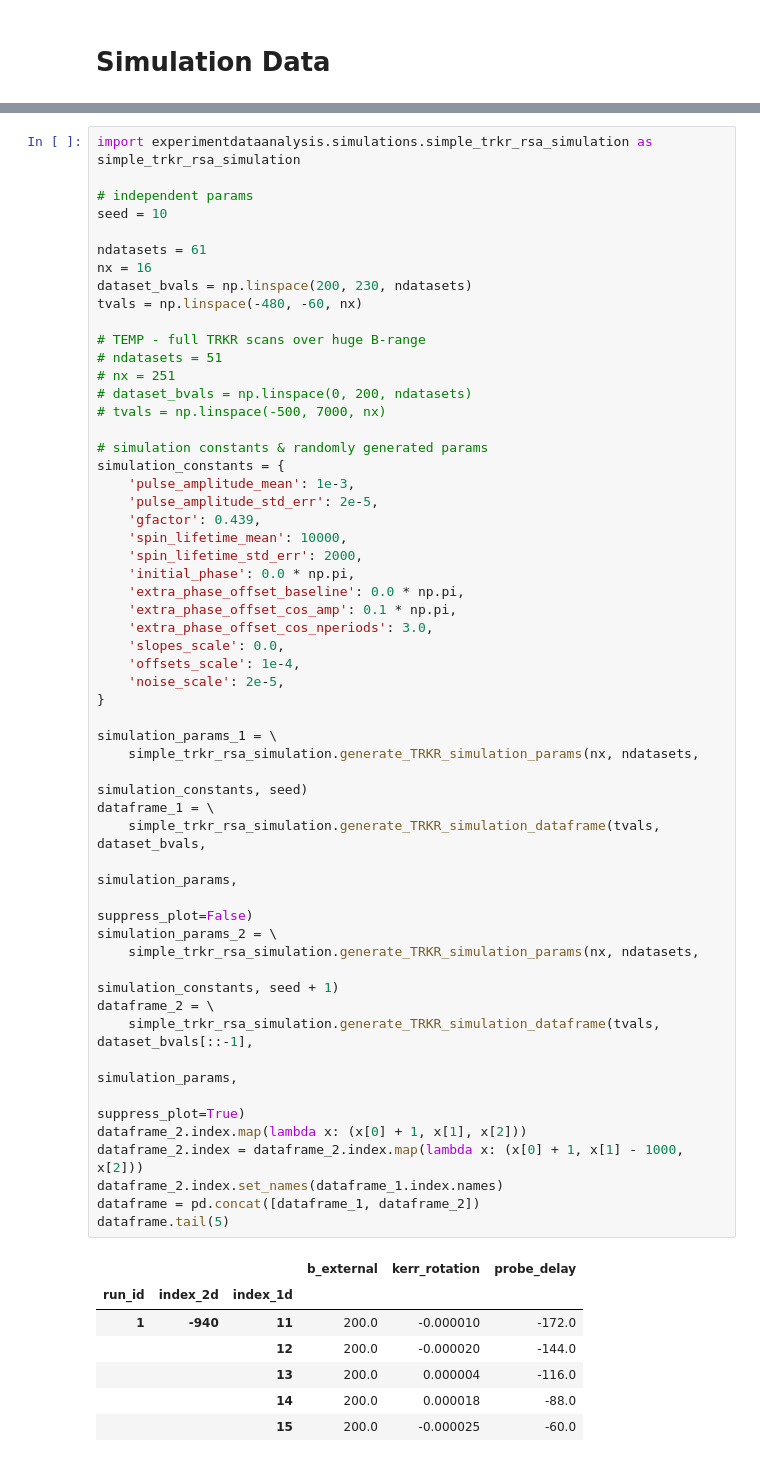
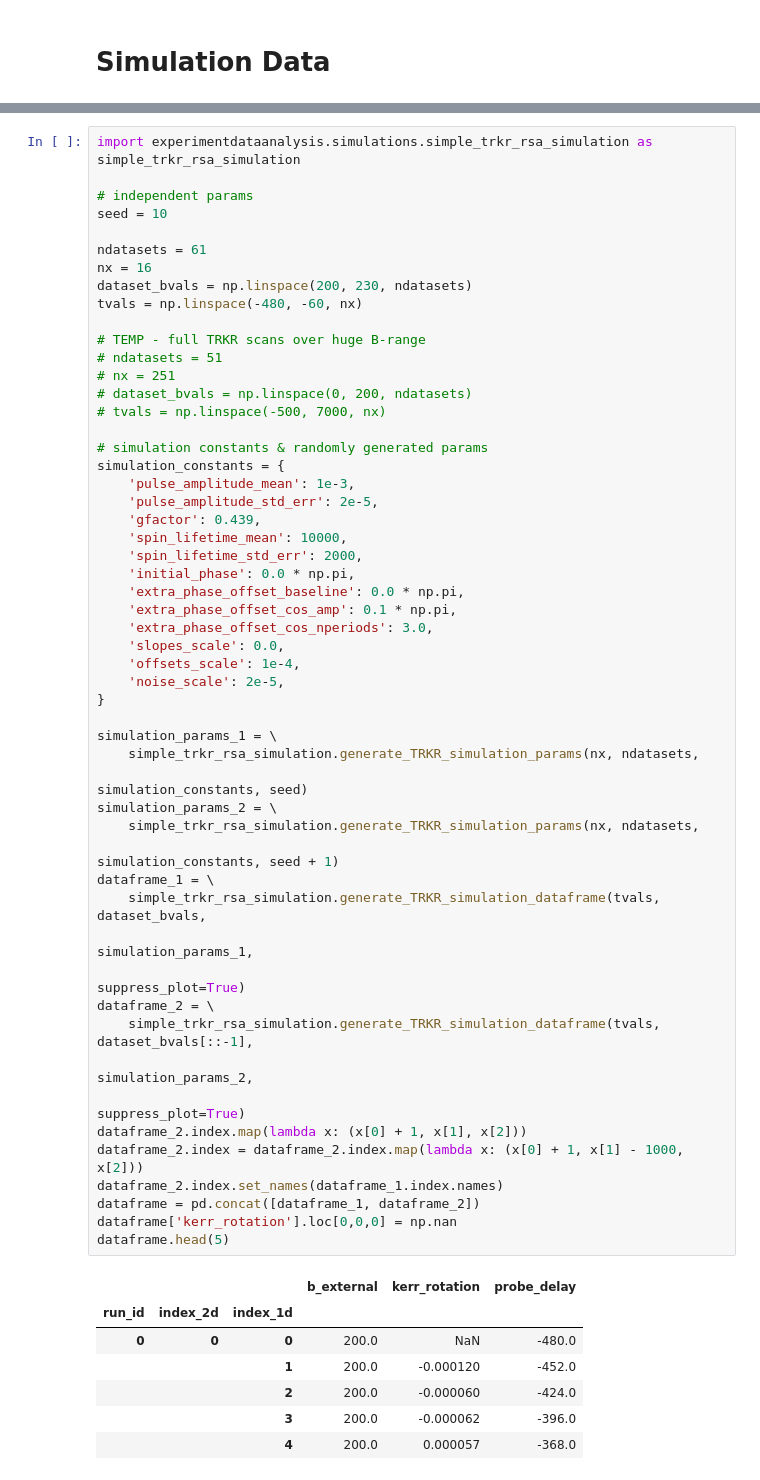
Before and after one commit to mwmacmahon/experimentdataanalysis, a Jupyter notebook: temp - testing dfplots.ipynb, the cells around one changed output, grey strips where cells are left out. Drawn from its saved outputs; the diff is of its cells as text.

```diff
--- a/temp - testing dfplots.ipynb
+++ b/temp - testing dfplots.ipynb
@@ -211,41 +273,42 @@ simulation_constants = {
     'pulse_amplitude_mean': 1e-3,
     'pulse_amplitude_std_err': 2e-5,
     'gfactor': 0.439,
     'spin_lifetime_mean': 10000,
     'spin_lifetime_std_err': 2000,
     'initial_phase': 0.0 * np.pi,
     'extra_phase_offset_baseline': 0.0 * np.pi,
     'extra_phase_offset_cos_amp': 0.1 * np.pi,
     'extra_phase_offset_cos_nperiods': 3.0,
     'slopes_scale': 0.0,
     'offsets_scale': 1e-4,
     'noise_scale': 2e-5,
 }
 
 simulation_params_1 = \
     simple_trkr_rsa_simulation.generate_TRKR_simulation_params(nx, ndatasets,
                                                                simulation_constants, seed)
-dataframe_1 = \
-    simple_trkr_rsa_simulation.generate_TRKR_simulation_dataframe(tvals, dataset_bvals,
-                                                                  simulation_params,
-                                                                  suppress_plot=False)
 simulation_params_2 = \
     simple_trkr_rsa_simulation.generate_TRKR_simulation_params(nx, ndatasets,
                                                                simulation_constants, seed + 1)
+dataframe_1 = \
+    simple_trkr_rsa_simulation.generate_TRKR_simulation_dataframe(tvals, dataset_bvals,
+                                                                  simulation_params_1,
+                                                                  suppress_plot=True)
 dataframe_2 = \
     simple_trkr_rsa_simulation.generate_TRKR_simulation_dataframe(tvals, dataset_bvals[::-1],
-                                                                  simulation_params,
+                                                                  simulation_params_2,
                                                                   suppress_plot=True)
 dataframe_2.index.map(lambda x: (x[0] + 1, x[1], x[2]))
 dataframe_2.index = dataframe_2.index.map(lambda x: (x[0] + 1, x[1] - 1000, x[2]))
 dataframe_2.index.set_names(dataframe_1.index.names)
 dataframe = pd.concat([dataframe_1, dataframe_2])
-dataframe.tail(5)
+dataframe['kerr_rotation'].loc[0,0,0] = np.nan
+dataframe.head(5)
 # %% [output]
 |  |  |  | b_external | kerr_rotation | probe_delay |
 | run_id | index_2d | index_1d |  |  |  |
-| 1 | -940 | 11 | 200.0 | -0.000010 | -172.0 |
-|  |  | 12 | 200.0 | -0.000020 | -144.0 |
-|  |  | 13 | 200.0 | 0.000004 | -116.0 |
-|  |  | 14 | 200.0 | 0.000018 | -88.0 |
-|  |  | 15 | 200.0 | -0.000025 | -60.0 |
+| 0 | 0 | 0 | 200.0 | NaN | -480.0 |
+|  |  | 1 | 200.0 | -0.000120 | -452.0 |
+|  |  | 2 | 200.0 | -0.000060 | -424.0 |
+|  |  | 3 | 200.0 | -0.000062 | -396.0 |
+|  |  | 4 | 200.0 | 0.000057 | -368.0 |
```
Also changed, not shown: parts of 5 cells of this notebook, 4 other files.
